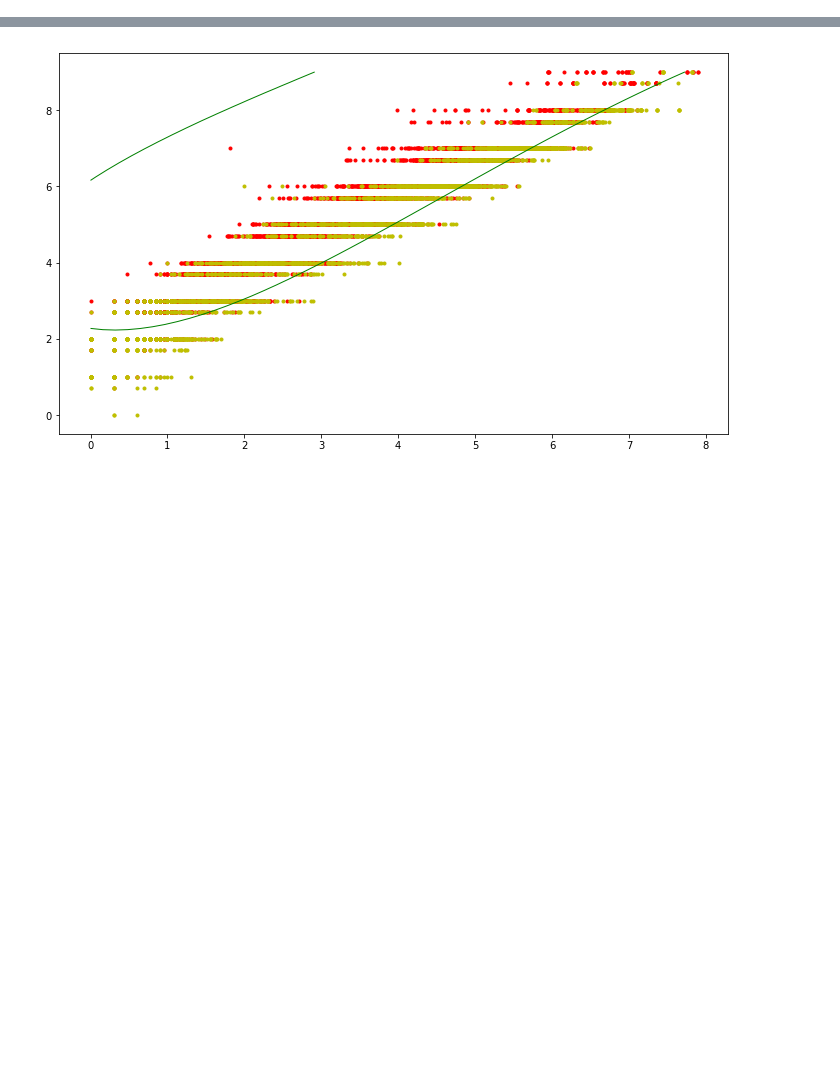
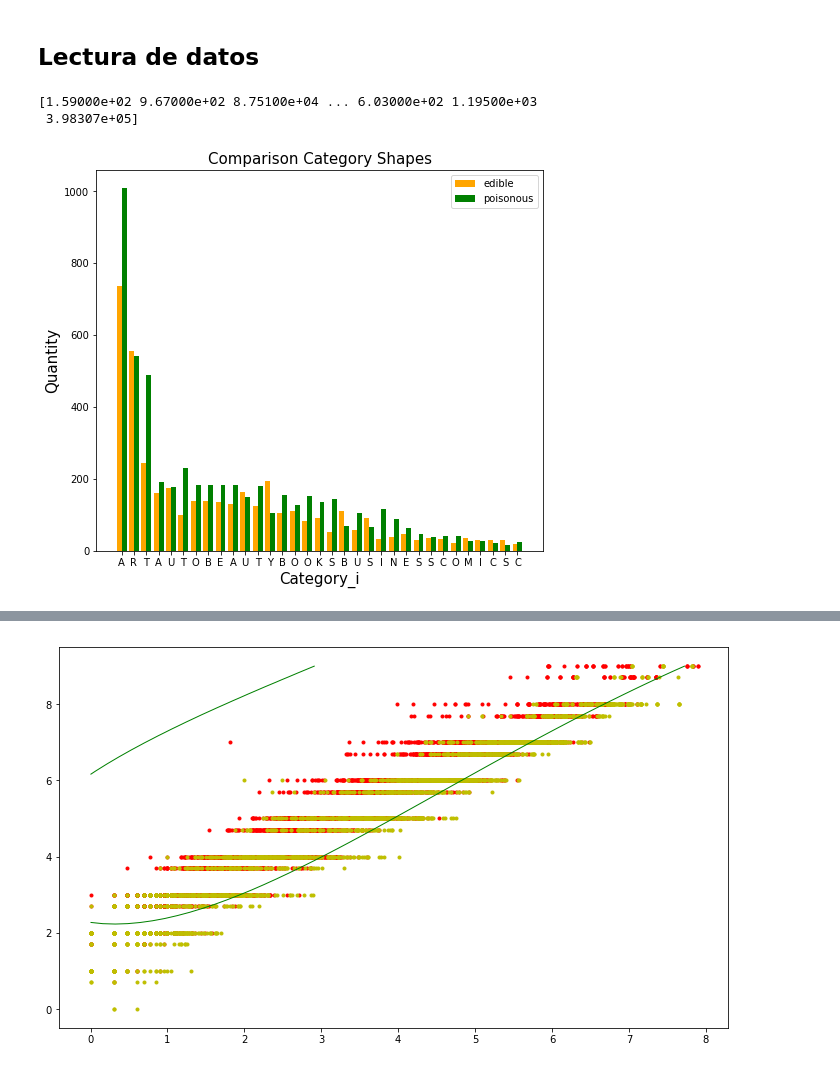
Before and after one commit to Filinouns/AAMD, a Jupyter notebook: PF/Finalisima.ipynb, the cells around one changed output, grey strips where cells are left out. Drawn from its saved outputs; the diff is of its cells as text; code cells hidden in the pictures; blank space fills up the shorter version.

```diff
--- a/PF/Finalisima.ipynb
+++ b/PF/Finalisima.ipynb
@@ -161 +176,52 @@ memory usage: 219.5 KB
+# %% [markdown]
+## Lectura de datos
+# %%
+i = 0
+def drawCompareGraphic(feature, title, ticklabels):
+    global i
+    #Guardamos la cantidad de champiñones que hay en cada tipo de forma de gorra
+    shape_cap = d[feature].value_counts()
+    #Tenemos cada una de las etiquetas de la "características"
+    shape_labels = shape_cap.axes[0].tolist()
+
+    inde = np.arange(len(shape_labels))
+
+    poisonousShape = []
+    edibleShape = []
+
+    for shape in shape_labels:
+        quantity = len(d[d[feature] == shape].index)
+        edibles = len(d[(d[feature] == shape) & (d['High_Rated'] == 1)].index)
+        edibleShape.append(edibles)
+        poisonousShape.append(quantity-edibles)
+
+    ancho = 0.4
+    fig, ax = plt.subplots(figsize=(8,7))
+    ax.bar(inde, edibleShape, ancho, color='orange')
+    ax.bar(inde+ancho, poisonousShape, ancho, color='green')
+
+    ax.set_xlabel(feature, fontsize = 15)
+    ax.set_ylabel('Quantity',fontsize=15)
+    ax.set_title(title,fontsize=15)
+    ax.set_xticks(inde+ancho/2)
+    ax.set_xticklabels(ticklabels, fontsize=10)
+    ax.legend(['edible', 'poisonous'])
+    i = i + 1
+    plt.savefig('comparison' + str(i) + '.png')
+
+#print(dataClasses)
+
+drawCompareGraphic('Category_i', 'Comparison Category Shapes', ('ART' 'AUTO' 'BEAUTY' 'BOOKS'
+                                                    'BUSINESS' 'COMICS' 'COMMUNICATION' 'DATING' 'EDUCATION' 'ENTERTAINMENT'
+                                                 'EVENTS' 'FINANCE' 'FOOD' 'HEALTH' 'HOME'
+                                                  'LIBRARIES' 'LIFESTYLE' 'GAME' 'FAMILY' 'MEDICAL' 'SOCIAL'
+                                                  'SHOPPING' 'PHOTOGRAPHY' 'SPORTS' 'TRAVEL' 'TOOLS'
+                                                  'PERSONALIZATION' 'PRODUCTIVITY' 'PARENTING' 'WEATHER' 'VIDEO'
+                                                  'NEWS' 'MAPS'))
+
+print(d["Reviews"].unique())
+# %% [output]
+[1.59000e+02 9.67000e+02 8.75100e+04 ... 6.03000e+02 1.19500e+03
+ 3.98307e+05]
+[figure, added]
 # %%
```
Also changed, not shown: parts of 9 cells of this notebook.
